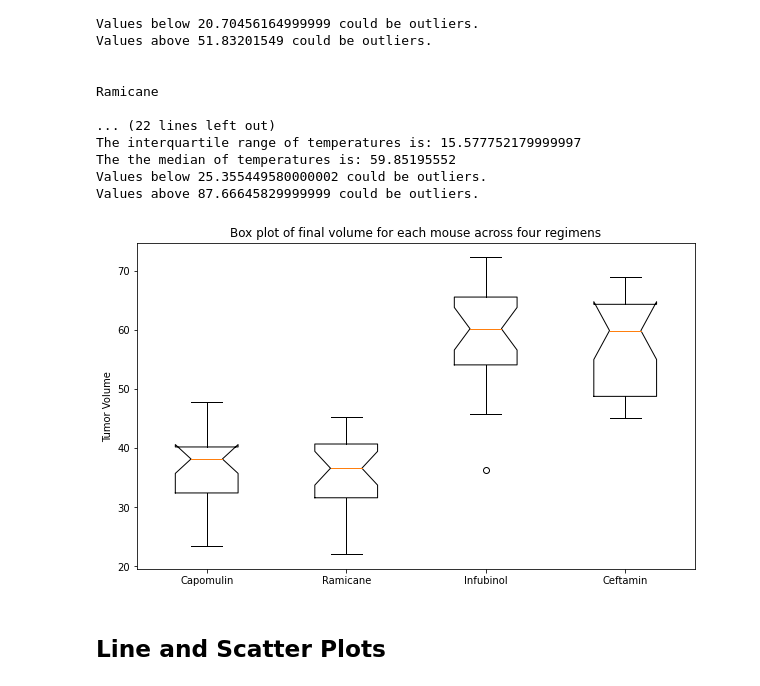
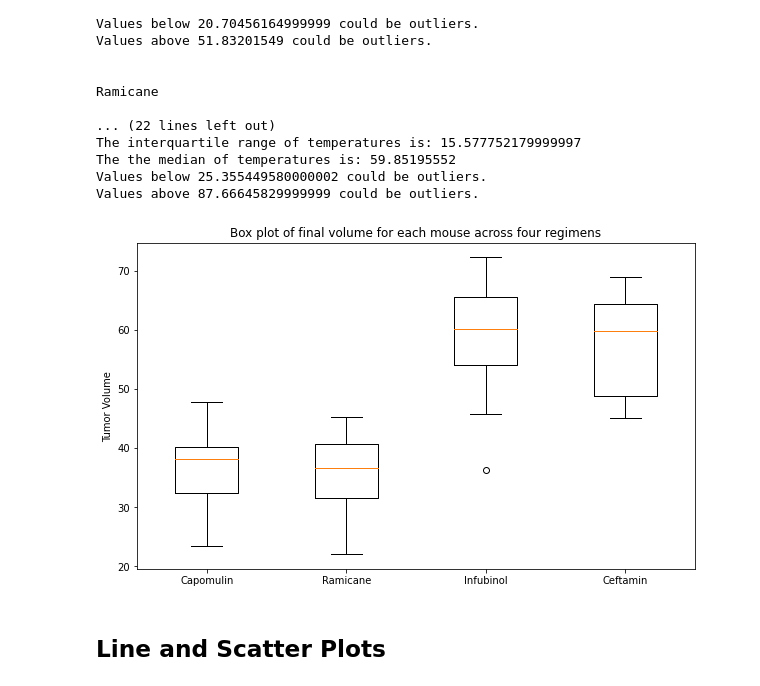
Before and after one commit to dhoa1712/SMU_Homework_Sep2020, a Jupyter notebook: 05-Matplotlib/Submission/Pymaceuticals/pymaceuticals_starter.ipynb, the cells around one changed output. Drawn from its saved outputs; the diff is of its cells as text; code cells hidden in the pictures.

```diff
--- a/05-Matplotlib/Submission/Pymaceuticals/pymaceuticals_starter.ipynb
+++ b/05-Matplotlib/Submission/Pymaceuticals/pymaceuticals_starter.ipynb
@@ -486,15 +487,15 @@ Values above 87.66645829999999 could be outliers.
 # %%
 # Generate a box plot of the final tumor volume of each mouse across four regimens of interest
 plt.figure(figsize=(10,6))
 
-plt.boxplot(drug_data, labels = ["Capomulin", "Ramicane", "Infubinol", "Ceftamin"], notch=True)
+plt.boxplot(drug_data, labels = ["Capomulin", "Ramicane", "Infubinol", "Ceftamin"])
 
 plt.title('Box plot of final volume for each mouse across four regimens')
 plt.ylabel('Tumor Volume')
 
 plt.show()
 # %% [output]
-[figure, old version]
+[figure, new version]
 # %% [markdown]
 ## Line and Scatter Plots
 # %%
```
Also changed, not shown: parts of 8 cells of this notebook, 12 other files.
